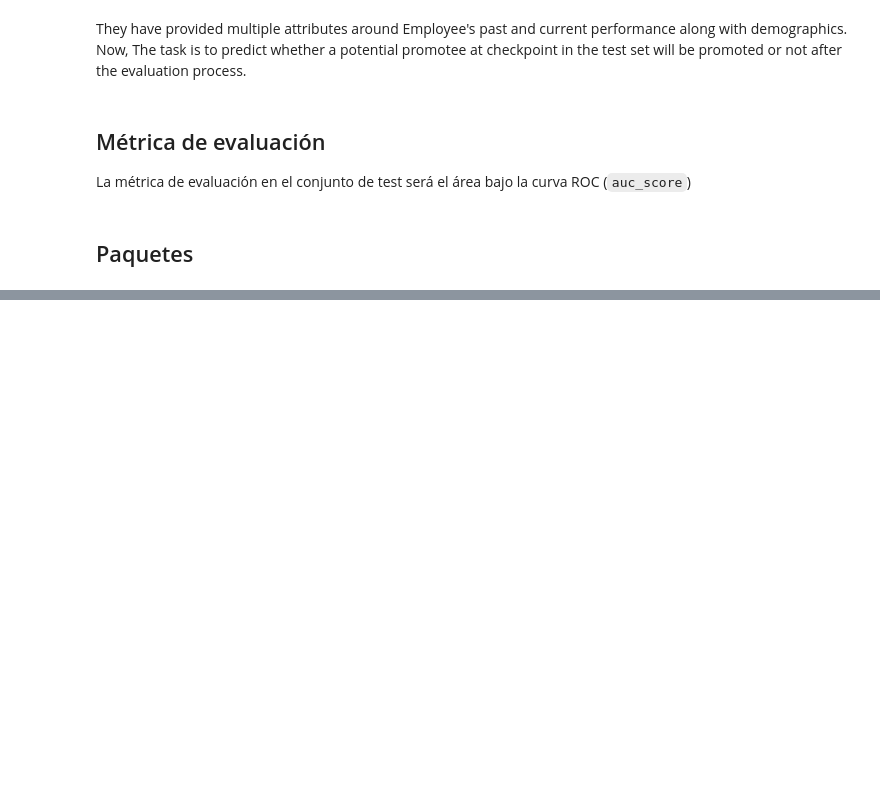
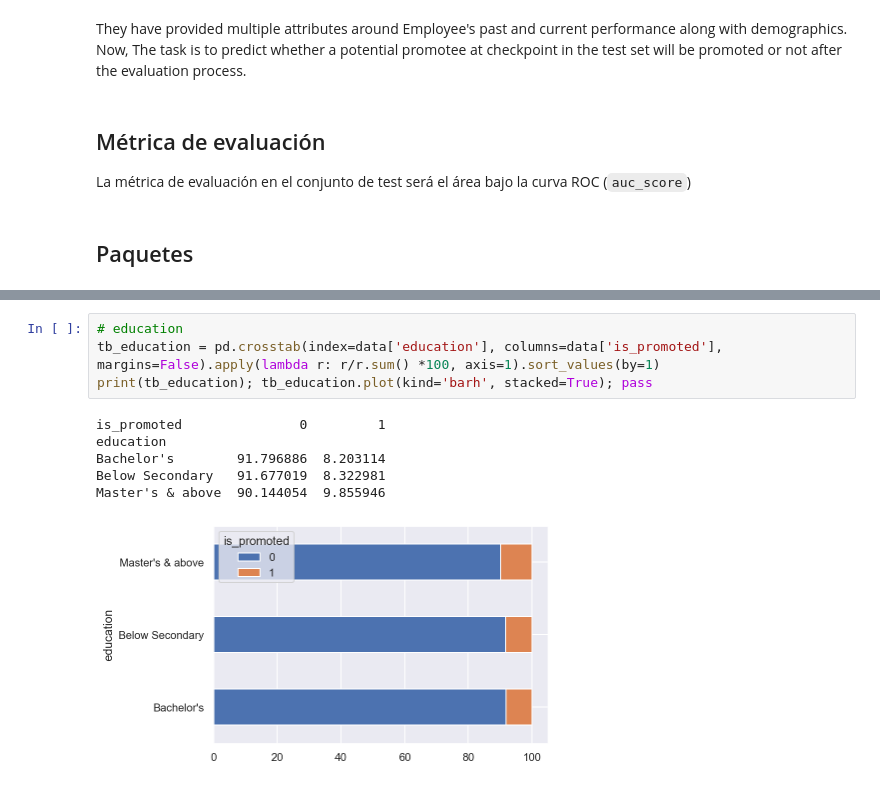
Before and after one commit to giordanap/MLA, a Jupyter notebook: Proyecto 01 - HR Analytics/00-apellido-nombre-proyecto1.ipynb, the cells around one changed output, grey strips where cells are left out. Saved outputs shown, nothing was run; the diff lists cells and outputs as text; blank space fills up the shorter version.

```diff
--- a/Proyecto 01 - HR Analytics/00-apellido-nombre-proyecto1.ipynb
+++ b/Proyecto 01 - HR Analytics/00-apellido-nombre-proyecto1.ipynb
@@ -113,0 +201,11 @@ X_train, X_test = train_test_split(data , test_size = 0.2, stratify = data[targe
+# %%
+# education
+tb_education = pd.crosstab(index=data['education'], columns=data['is_promoted'], margins=False).apply(lambda r: r/r.sum() *100, axis=1).sort_values(by=1)
+print(tb_education); tb_education.plot(kind='barh', stacked=True); pass
+# %% [output]
+is_promoted               0         1
+education
+Bachelor's        91.796886  8.203114
+Below Secondary   91.677019  8.322981
+Master's & above  90.144054  9.855946
+[figure, added]
```
Also changed, not shown: parts of 60 cells of this notebook.
